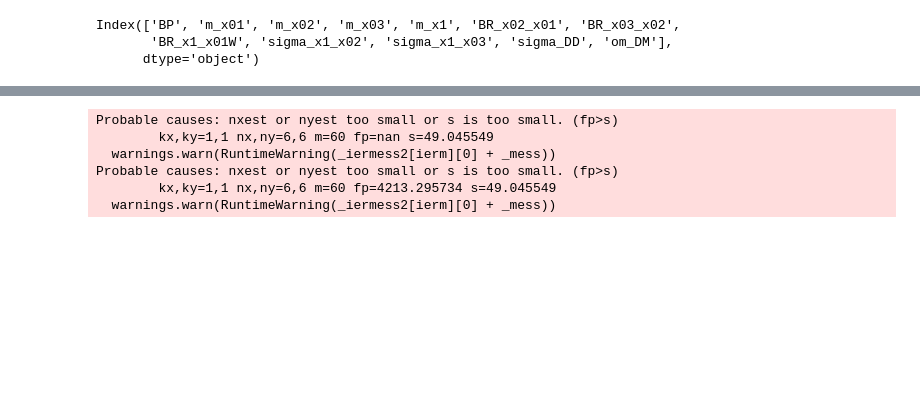
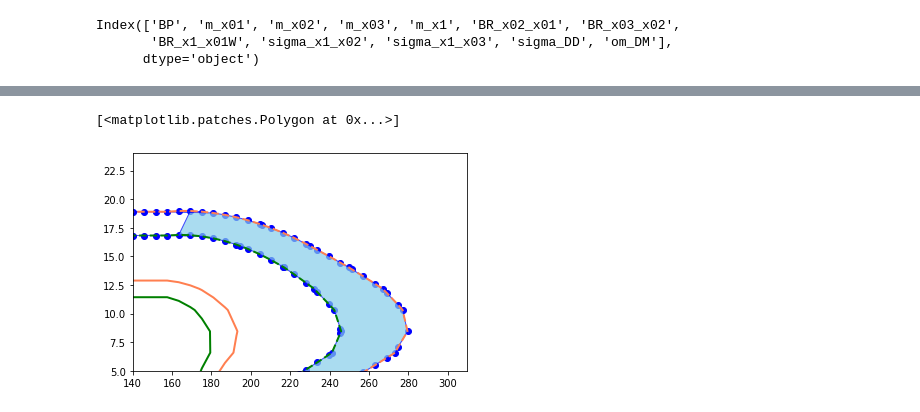
Before and after one commit to Martindelosrios/MLLHC, a Jupyter notebook: codes/AnalysisVars.ipynb, the cells around one changed output, grey strips where cells are left out. Cells and saved outputs as stored; diff of their text form; code cells hidden in the pictures; blank space fills up the shorter version.

```diff
--- a/codes/AnalysisVars.ipynb
+++ b/codes/AnalysisVars.ipynb
@@ -4237,16 +4213,16 @@ mx02_new, deltam_new = np.meshgrid(x_centers, y_centers, indexing='ij')
 # %%
 tck_BL   = interpolate.bisplrep(mx02, deltam, Z_BL, kx = 4, ky = 4)
 Z_BL_new = interpolate.bisplev(mx02_new, deltam_new, tck_BL)
-tck_BL_max   = interpolate.bisplrep(mx02, deltam, (Z_BL + Z_BL_std), kx = 1, ky = 1)
+tck_BL_max   = interpolate.bisplrep(mx02, deltam, (Z_BL + Z_BL_std), kx = 4, ky = 4)
 Z_BL_new_max = interpolate.bisplev(mx02_new, deltam_new, tck_BL_max)
-tck_BL_min   = interpolate.bisplrep(mx02, deltam, (Z_BL - Z_BL_std), kx = 1, ky = 1)
+tck_BL_min   = interpolate.bisplrep(mx02, deltam, (Z_BL - Z_BL_std), kx = 4, ky = 4)
 Z_BL_new_min = interpolate.bisplev(mx02_new, deltam_new, tck_BL_min)
 
 tck_MLL   = interpolate.bisplrep(mx02, deltam, Z_MLL, kx = 4, ky = 4)
 Z_MLL_new = interpolate.bisplev(mx02_new, deltam_new, tck_MLL)
-tck_MLL_max   = interpolate.bisplrep(mx02, deltam, (Z_MLL + Z_MLL_std), kx = 1, ky = 1)
+tck_MLL_max   = interpolate.bisplrep(mx02, deltam, (Z_MLL + Z_MLL_std), kx = 4, ky = 4)
 Z_MLL_new_max = interpolate.bisplev(mx02_new, deltam_new, tck_MLL_max)
-tck_MLL_min   = interpolate.bisplrep(mx02, deltam, (Z_MLL - Z_MLL_std), kx = 1, ky = 1)
+tck_MLL_min   = interpolate.bisplrep(mx02, deltam, (Z_MLL - Z_MLL_std), kx = 4, ky = 4)
 Z_MLL_new_min = interpolate.bisplev(mx02_new, deltam_new, tck_MLL_min)
 
 #tck_SBC   = interpolate.bisplrep(mx02, deltam, Z_SBC, kx = 1, ky = 1)
@@ -4258,10 +4234,3 @@ Z_MLL_new_min = interpolate.bisplev(mx02_new, deltam_new, tck_MLL_min)
 
 tck_base   = interpolate.bisplrep(mx02, deltam, S_expected, kx = 1, ky = 1)
 Z_base_new = interpolate.bisplev(mx02_new, deltam_new, tck_base)
-# %% [output]
-Probable causes: nxest or nyest too small or s is too small. (fp>s)
-        kx,ky=1,1 nx,ny=6,6 m=60 fp=nan s=49.045549
-  warnings.warn(RuntimeWarning(_iermess2[ierm][0] + _mess))
-Probable causes: nxest or nyest too small or s is too small. (fp>s)
-        kx,ky=1,1 nx,ny=6,6 m=60 fp=4213.295734 s=49.045549
-  warnings.warn(RuntimeWarning(_iermess2[ierm][0] + _mess))
@@ -4276,6 +4238,43 @@ Z_MLL_new = gaussian_filter(Z_MLL_new, sigma=0.2)
 from matplotlib.lines import Line2D
 # %%
 norm = mpl.colors.Normalize(vmin=Z_MLL.min(), vmax=Z_MLL.max())
+# %%
+fig,ax = plt.subplots(1,1)
+
+c0 = ax.contour(mx02_new, deltam_new, Z_BL_new.T, levels = [-100,2,5,16],
+            linestyles = ['dotted','dashed', 'solid'], colors = ['coral'], linewidths = [2], alpha = 1)
+#cM = ax.contour(mx02_new, deltam_new, Z_BL_new_max.T, levels = [0,2,5,16],
+#            linestyles = ['dotted','dashed', 'solid'], colors = ['magenta'], linewidths = [2], alpha = 1)
+cm = ax.contour(mx02_new, deltam_new, Z_BL_new_min.T, levels = [-1000,2,5,16],
+            linestyles = ['dotted','dashed', 'solid'], colors = ['green'], linewidths = [2], alpha = 1)
+
+aux_ind = np.where(c0.allsegs[1][0][:,1] > 0)[0]
+
+plt.scatter(c0.allsegs[1][0][aux_ind,0], c0.allsegs[1][0][aux_ind,1], color = 'blue')
+plt.scatter(cm.allsegs[1][0][:,0], cm.allsegs[1][0][:,1], color = 'blue')
+f0 = interp1d(c0.allsegs[1][0][aux_ind,0], c0.allsegs[1][0][aux_ind,1], fill_value = 'extrapolate')
+#fM = interp1d(cM.allsegs[1][0][:,0], cM.allsegs[1][0][:,1], fill_value = 'extrapolate')
+aux_ind = np.where(cm.allsegs[1][0][:,1] > 0)[0]
+
+fm = interp1d(cm.allsegs[1][0][aux_ind,0], cm.allsegs[1][0][aux_ind,1], fill_value = 'extrapolate')
+aux_ind = np.where(f0(mx02_new) > 0)[0]
+#ax.fill_between(mx02_new[aux_ind], f0(mx02_new[aux_ind]), fm(mx02_new[aux_ind]), facecolor ='none', hatch ='-', edgecolor = 'coral', alpha = 1, lw = 2)
+ax.set_ylim(5,24)
+
+y1 = c0.allsegs[1][0][:,1]
+aux_ind = np.argsort(y1)
+y1 = y1[aux_ind]
+x1 = c0.allsegs[1][0][aux_ind,0]
+y2 = cm.allsegs[1][0][:,1]
+aux_ind = np.argsort(y2)
+y2 = y2[aux_ind]
+x2 = cm.allsegs[1][0][aux_ind,0]
+x = np.concatenate([x1, x2[::-1]])
+y = np.concatenate([y1, y2[::-1]])
+ax.fill(x, y, color='skyblue', alpha=0.7, edgecolor='blue')
+# %% [output]
+[<matplotlib.patches.Polygon at 0x...>]
+[figure, added]
 # %%
 fig,ax = plt.subplots(1,1)
 
```
Also changed, not shown: parts of 13 cells of this notebook.
